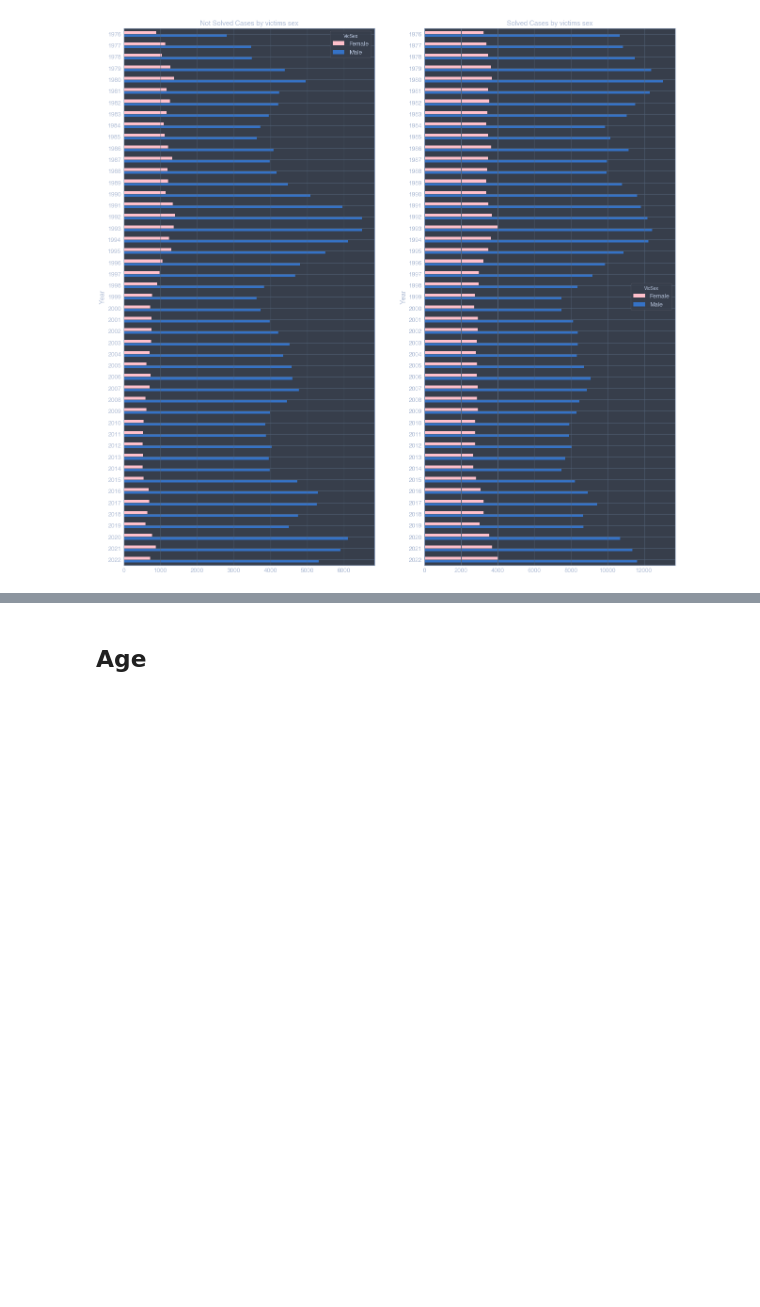
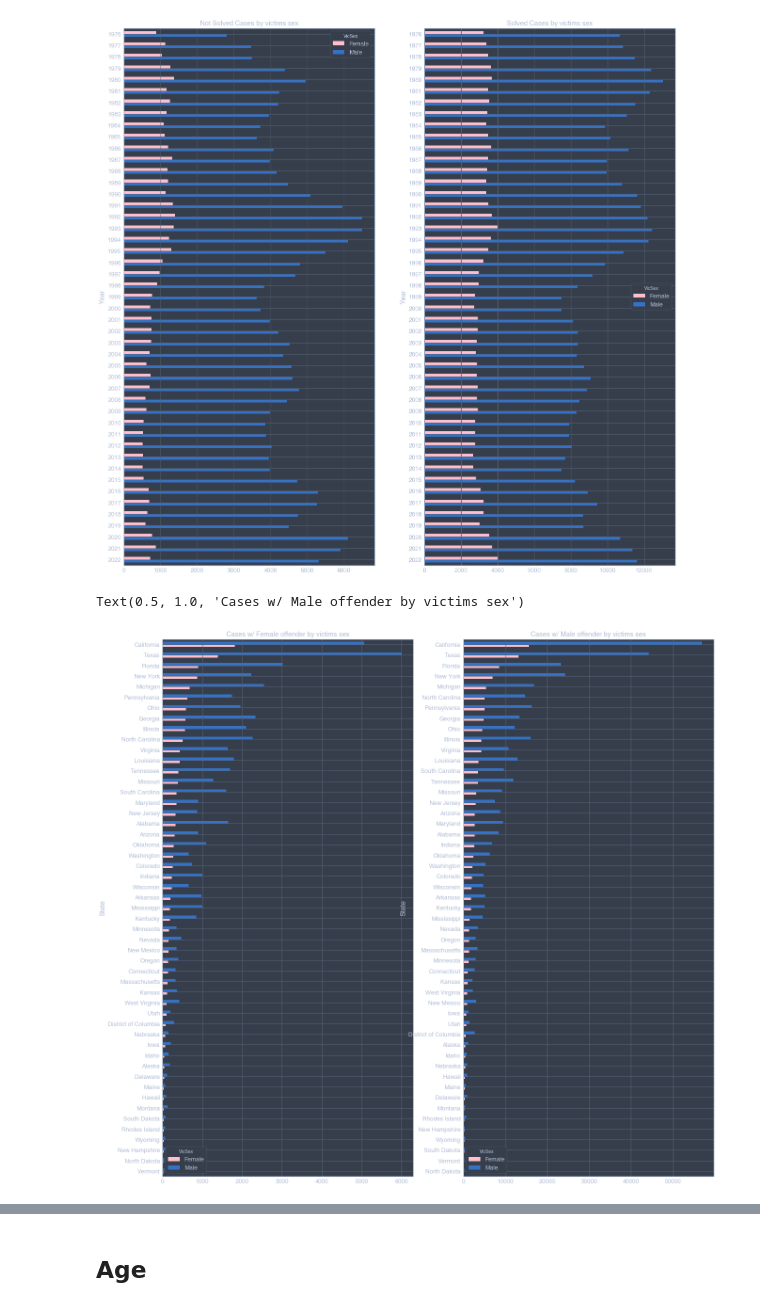
Before and after one commit to fadeeva/weird_projects, a Jupyter notebook: Serial_Killers/Data_from_MAP.ipynb, the cells around one changed output, grey strips where cells are left out. Cells and saved outputs as stored; diff of their text form; code cells hidden in the pictures; blank space fills up the shorter version.

```diff
--- a/Serial_Killers/Data_from_MAP.ipynb
+++ b/Serial_Killers/Data_from_MAP.ipynb
@@ -526,3 +526,22 @@ ax[1].set_title('Solved Cases by victims sex')
 # %% [output]
 Text(0.5, 1.0, 'Solved Cases by victims sex')
 [figure]
+# %%
+female_offender = map_data[(map_data['OffSex']=='Female') & (map_data['VicSex'].isin(['Female', 'Male']))]
+female_offender = female_offender.groupby(['State', 'VicSex']).count()['CNTYFIPS'].to_frame()
+female_offender = pd.pivot_table(female_offender, index='State', columns='VicSex', values='CNTYFIPS')
+female_offender.sort_values(by=['Female'], ascending=True, inplace=True)
+
+male_offender = map_data[(map_data['OffSex']=='Male') & (map_data['VicSex'].isin(['Female', 'Male']))]
+male_offender = male_offender.groupby(['State', 'VicSex']).count()['CNTYFIPS'].to_frame()
+male_offender = pd.pivot_table(male_offender, index='State', columns='VicSex', values='CNTYFIPS')
+male_offender.sort_values(by=['Female'], ascending=True, inplace=True)
+
+fig, ax = plt.subplots(1, 2, figsize=(21, 21))
+female_offender.plot(kind='barh', color=colors['Sex'], ax=ax[0])
+male_offender.plot(kind='barh', color=colors['Sex'], ax=ax[1])
+ax[0].set_title('Cases w/ Female offender by victims sex')
+ax[1].set_title('Cases w/ Male offender by victims sex')
+# %% [output]
+Text(0.5, 1.0, 'Cases w/ Male offender by victims sex')
+[figure, added]
```
Also changed, not shown: parts of 2 cells of this notebook.
